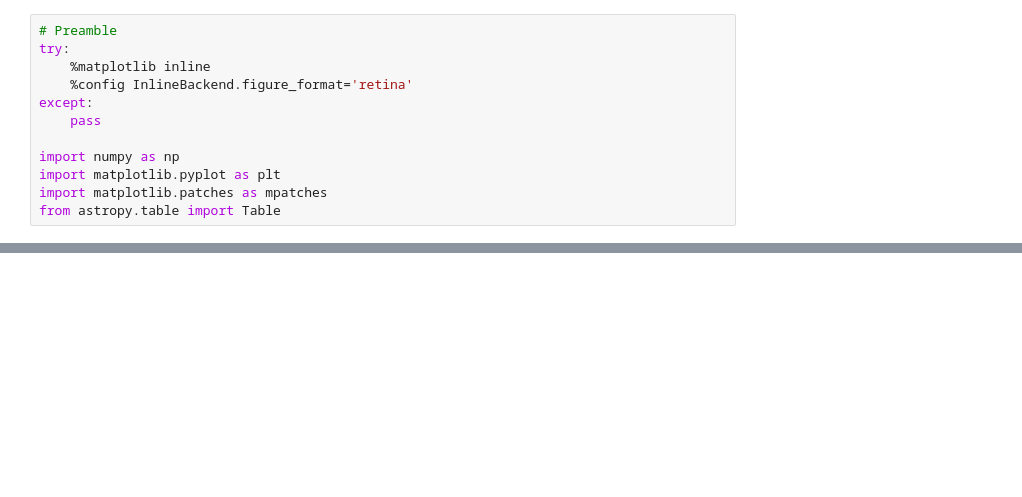
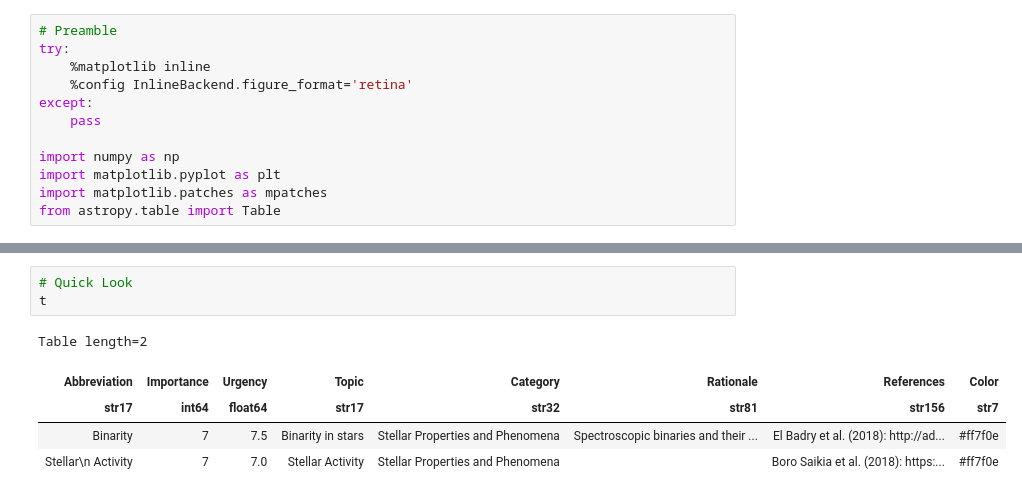
Before and after one commit to svenbuder/spectral_fidelity, a Jupyter notebook: spectral_fidelity_priorities.ipynb, the cells around one changed output, grey strips where cells are left out. Saved outputs shown, nothing was run; the diff lists cells and outputs as text; blank space fills up the shorter version.

```diff
--- a/spectral_fidelity_priorities.ipynb
+++ b/spectral_fidelity_priorities.ipynb
@@ -60,6 +41,15 @@ color_map = {
 }
 
 t['Color'] = [color_map[cat] for cat in t['Category']]
+# %%
+# Quick Look
+t
+# %% [output]
+Table length=2
+| Abbreviation | Importance | Urgency | Topic | Category | Rationale | References | Color |
+| str17 | int64 | float64 | str17 | str32 | str81 | str156 | str7 |
+| Binarity | 7 | 7.5 | Binarity in stars | Stellar Properties and Phenomena | Spectroscopic binaries and their ... | El Badry et al. (2018): http://ad... | #ff7f0e |
+| Stellar\n Activity | 7 | 7.0 | Stellar Activity | Stellar Properties and Phenomena |  | Boro Saikia et al. (2018): https:... | #ff7f0e |
 # %%
 # Plotting section
 fig, ax = plt.subplots(figsize=(9, 6))
```
Also changed, not shown: parts of 3 cells of this notebook, 1 other file.
